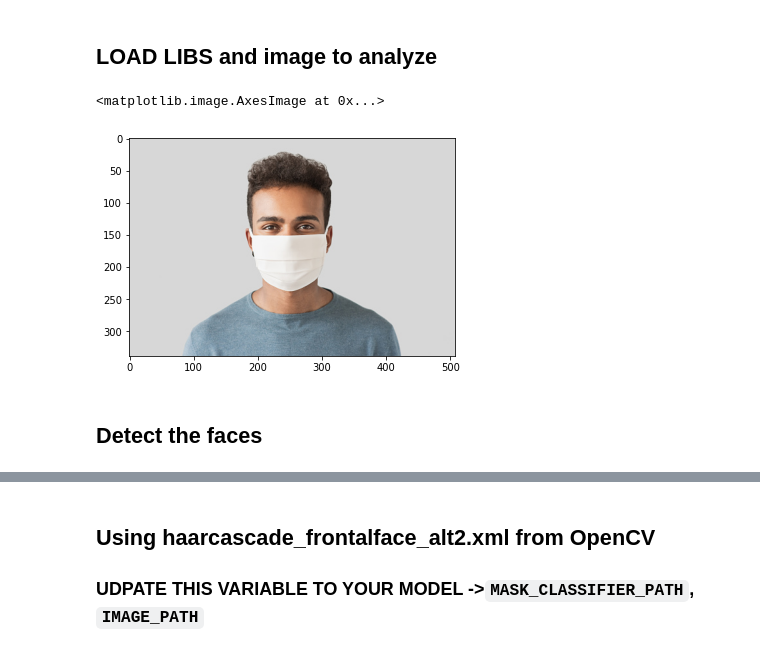
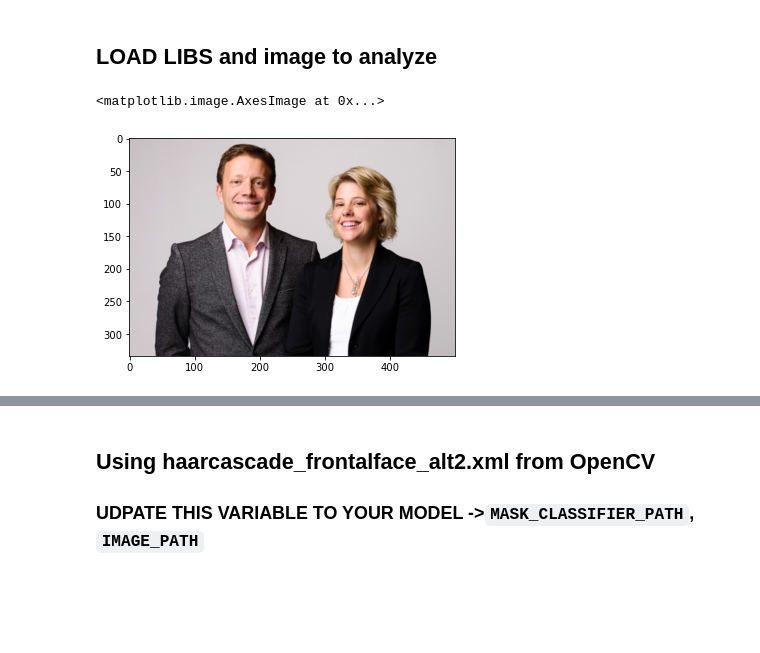
Before and after one commit to ceasarre/Face-mask-detector, a Jupyter notebook: face_detection_photo.ipynb, the cells around one changed output, grey strips where cells are left out. Drawn from its saved outputs; the diff is of its cells as text; code cells hidden in the pictures; blank space fills up the shorter version.

Commit message:
Modified mask detection exmaple in face_detection_photo file

```diff
--- a/face_detection_photo.ipynb
+++ b/face_detection_photo.ipynb
@@ -3,15 +3,13 @@
 # %%
 from mtcnn import MTCNN
 import cv2
 import matplotlib.pyplot as plt
 
-IMAGE_PATH = r'res\men_mask.jpg'
+IMAGE_PATH = r'res/couple.jpg'
 detector = MTCNN()
 image = cv2.imread(IMAGE_PATH)
 # cv2.imshow("image",image)
 plt.imshow(cv2.cvtColor(image, cv2.COLOR_BGR2RGB))
 # %% [output]
 <matplotlib.image.AxesImage at 0x...>
-[figure, old version]
+[figure, new version]
-# %% [markdown]
-## Detect the faces
```
Also changed, not shown: parts of 2 cells of this notebook.
